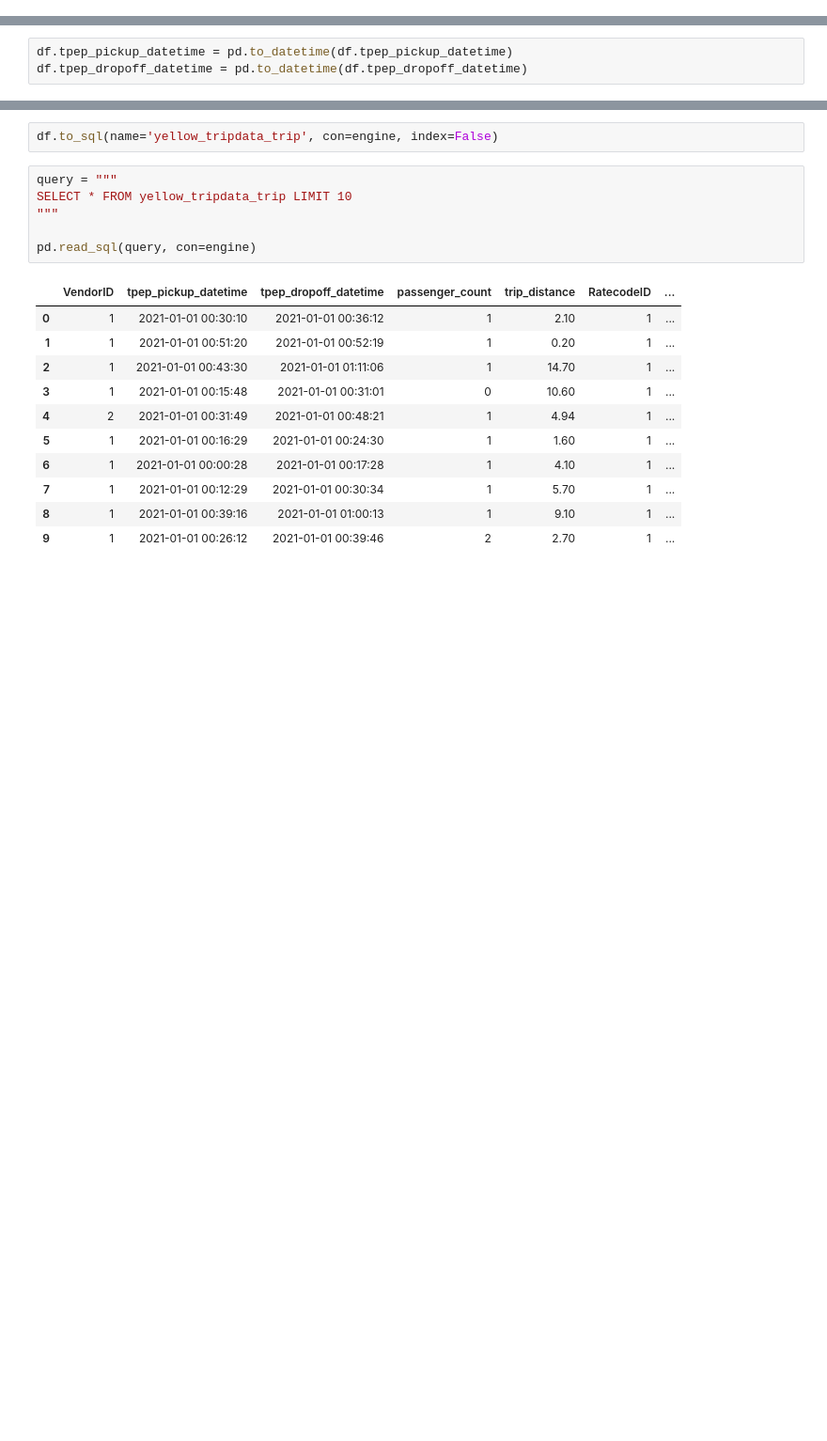
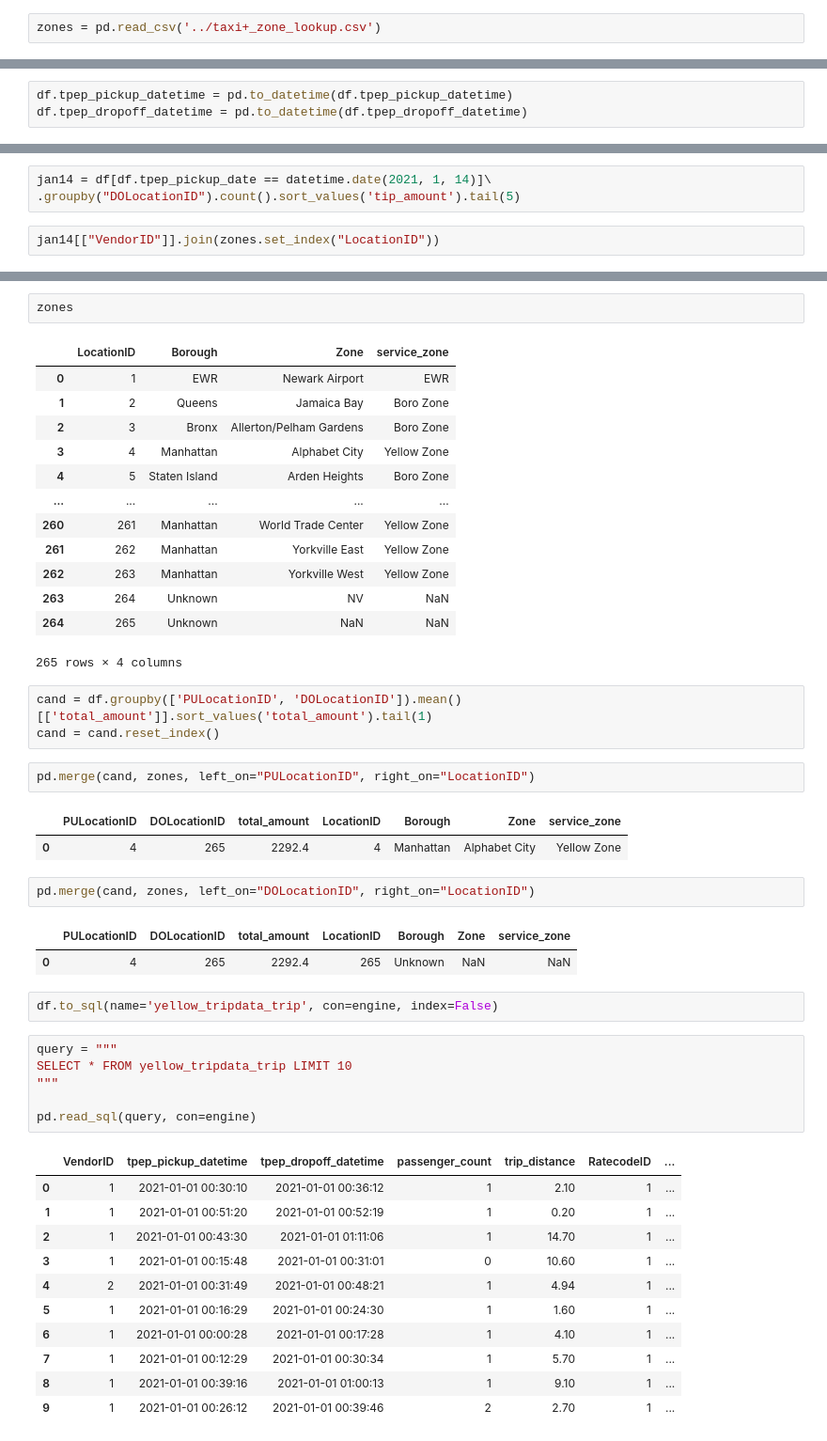
Before and after one commit to DataTalksClub/data-engineering-zoomcamp, a Jupyter notebook: week_1_basics_n_setup/2_docker_sql/pg-test-connection.ipynb, the cells around one changed output, grey strips where cells are left out. Shown: that part at 94% size. Cells and saved outputs as stored; diff of their text form; blank space fills up the shorter version.

```diff
--- a/week_1_basics_n_setup/2_docker_sql/pg-test-connection.ipynb
+++ b/week_1_basics_n_setup/2_docker_sql/pg-test-connection.ipynb
@@ -37,0 +39,2 @@ df = pd.read_csv('yellow_tripdata_2021-01.csv', nrows=100)
+# %%
+zones = pd.read_csv('../taxi+_zone_lookup.csv')
@@ -40,0 +88,5 @@ df.tpep_dropoff_datetime = pd.to_datetime(df.tpep_dropoff_datetime)
+# %%
+jan14 = df[df.tpep_pickup_date == datetime.date(2021, 1, 14)]\
+.groupby("DOLocationID").count().sort_values('tip_amount').tail(5)
+# %%
+jan14[["VendorID"]].join(zones.set_index("LocationID"))
@@ -41,3 +101,32 @@ df.tpep_dropoff_datetime = pd.to_datetime(df.tpep_dropoff_datetime)
+# %%
+zones
+# %% [output]
+|  | LocationID | Borough | Zone | service_zone |
+| 0 | 1 | EWR | Newark Airport | EWR |
+| 1 | 2 | Queens | Jamaica Bay | Boro Zone |
+| 2 | 3 | Bronx | Allerton/Pelham Gardens | Boro Zone |
+| 3 | 4 | Manhattan | Alphabet City | Yellow Zone |
+| 4 | 5 | Staten Island | Arden Heights | Boro Zone |
+| ... | ... | ... | ... | ... |
+| 260 | 261 | Manhattan | World Trade Center | Yellow Zone |
+| 261 | 262 | Manhattan | Yorkville East | Yellow Zone |
+| 262 | 263 | Manhattan | Yorkville West | Yellow Zone |
+| 263 | 264 | Unknown | NV | NaN |
+| 264 | 265 | Unknown | NaN | NaN |
+265 rows × 4 columns
+# %%
+cand = df.groupby(['PULocationID', 'DOLocationID']).mean()[['total_amount']].sort_values('total_amount').tail(1)
+cand = cand.reset_index()
+# %%
+pd.merge(cand, zones, left_on="PULocationID", right_on="LocationID")
+# %% [output]
+|  | PULocationID | DOLocationID | total_amount | LocationID | Borough | Zone | service_zone |
+| 0 | 4 | 265 | 2292.4 | 4 | Manhattan | Alphabet City | Yellow Zone |
+# %%
+pd.merge(cand, zones, left_on="DOLocationID", right_on="LocationID")
+# %% [output]
+|  | PULocationID | DOLocationID | total_amount | LocationID | Borough | Zone | service_zone |
+| 0 | 4 | 265 | 2292.4 | 265 | Unknown | NaN | NaN |
 # %%
 df.to_sql(name='yellow_tripdata_trip', con=engine, index=False)
 # %%
```
Also changed, not shown: parts of 8 cells of this notebook, 3 other files.
